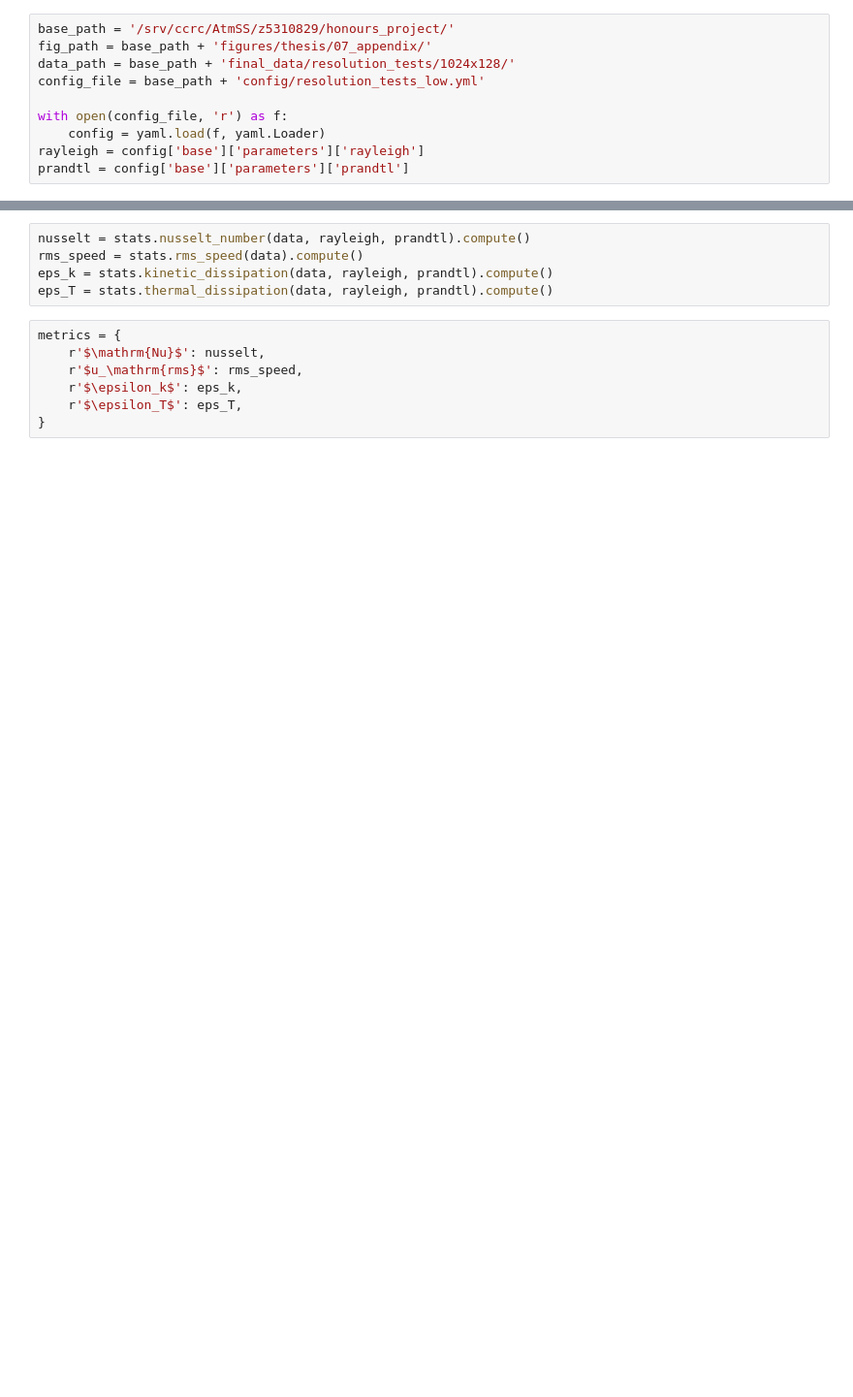
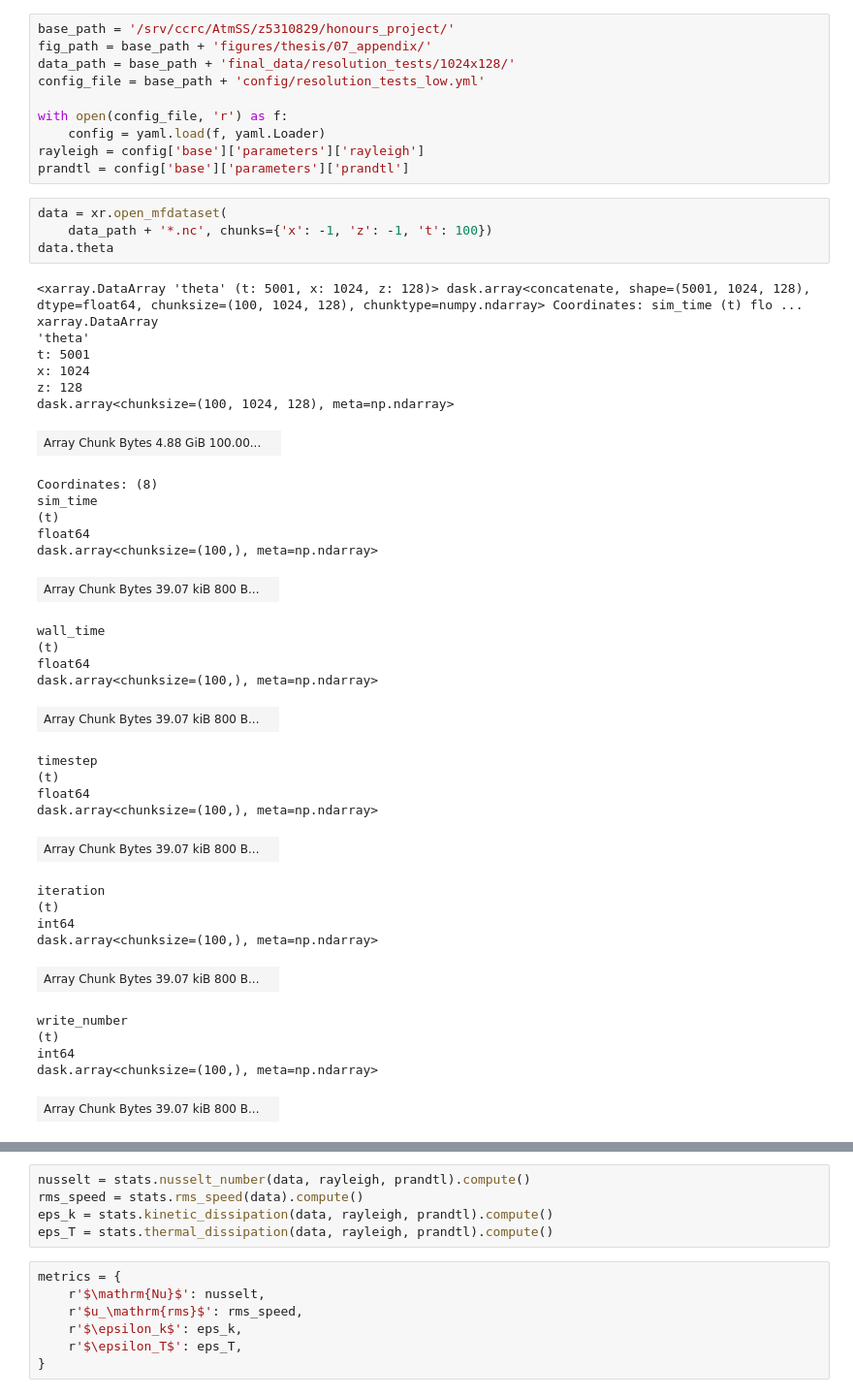
Before and after one commit to tschanzer/honours-project, a Jupyter notebook: final_notebooks/spin_up_averaging.ipynb, the cells around one changed output, grey strips where cells are left out. Shown at 97% size. Cells and saved outputs as stored; diff of their text form; blank space fills up the shorter version.

```diff
--- a/final_notebooks/spin_up_averaging.ipynb
+++ b/final_notebooks/spin_up_averaging.ipynb
@@ -23,3 +23,42 @@ with open(config_file, 'r') as f:
     config = yaml.load(f, yaml.Loader)
 rayleigh = config['base']['parameters']['rayleigh']
 prandtl = config['base']['parameters']['prandtl']
+# %%
+data = xr.open_mfdataset(
+    data_path + '*.nc', chunks={'x': -1, 'z': -1, 't': 100})
+data.theta
+# %% [output]
+<xarray.DataArray 'theta' (t: 5001, x: 1024, z: 128)> dask.array<concatenate, shape=(5001, 1024, 128), dtype=float64, chunksize=(100, 1024, 128), chunktype=numpy.ndarray> Coordinates: sim_time (t) flo ...
+xarray.DataArray
+'theta'
+t: 5001
+x: 1024
+z: 128
+dask.array<chunksize=(100, 1024, 128), meta=np.ndarray>
+| Array Chunk Bytes 4.88 GiB 100.00... |  |
+Coordinates: (8)
+sim_time
+(t)
+float64
+dask.array<chunksize=(100,), meta=np.ndarray>
+| Array Chunk Bytes 39.07 kiB 800 B... |  |
+wall_time
+(t)
+float64
+dask.array<chunksize=(100,), meta=np.ndarray>
+| Array Chunk Bytes 39.07 kiB 800 B... |  |
+timestep
+(t)
+float64
+dask.array<chunksize=(100,), meta=np.ndarray>
+| Array Chunk Bytes 39.07 kiB 800 B... |  |
+iteration
+(t)
+int64
+dask.array<chunksize=(100,), meta=np.ndarray>
+| Array Chunk Bytes 39.07 kiB 800 B... |  |
+write_number
+(t)
+int64
+dask.array<chunksize=(100,), meta=np.ndarray>
+| Array Chunk Bytes 39.07 kiB 800 B... |  |
```
Also changed, not shown: parts of 15 cells of this notebook, 1 other file.
